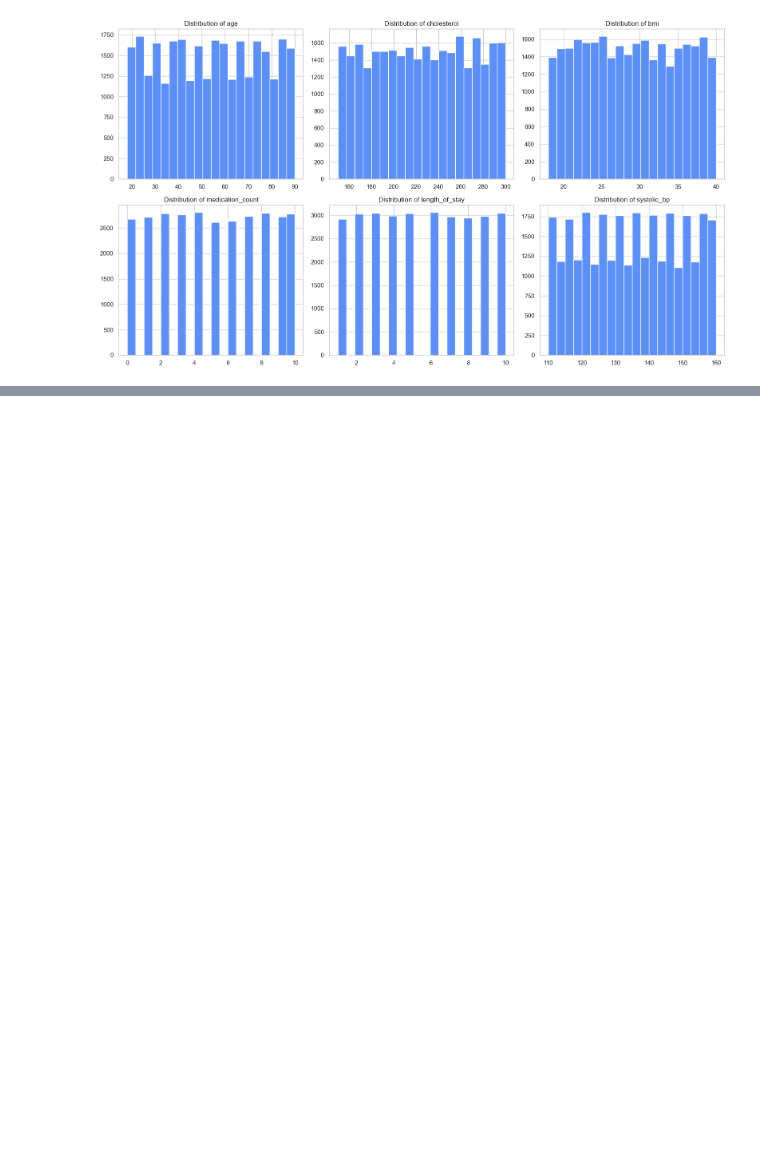
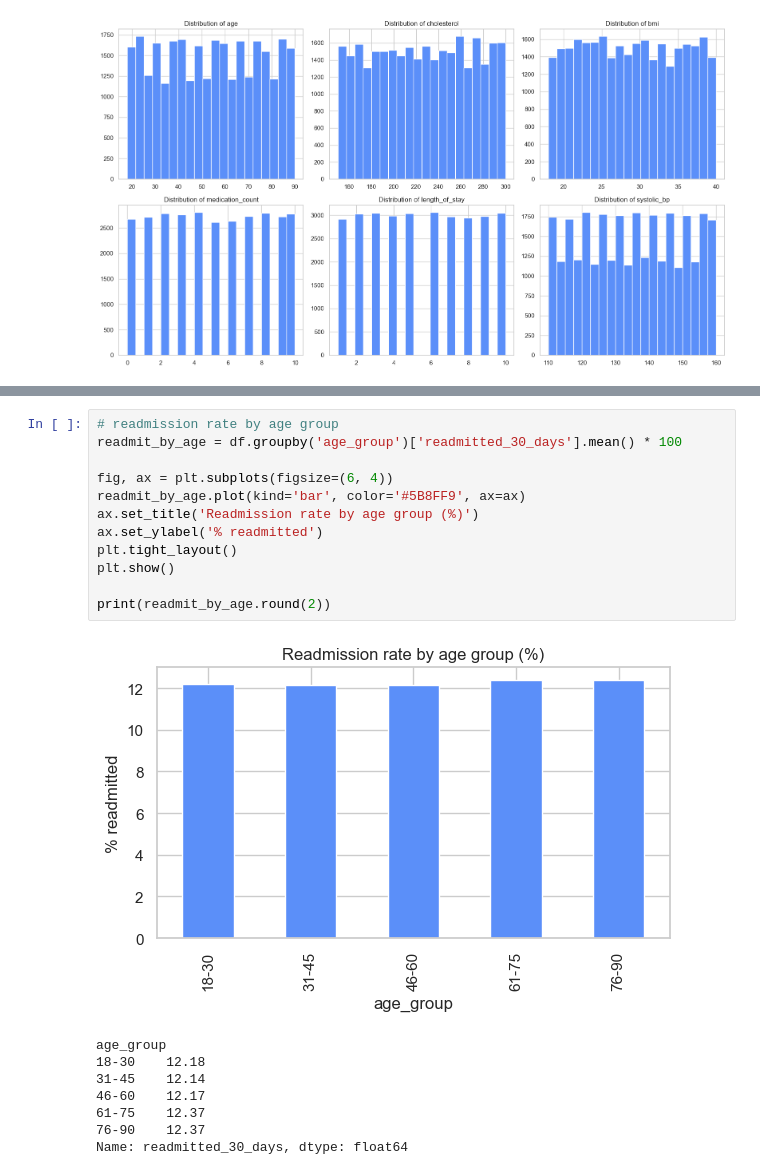
Before and after one commit to mize04/Hospital_Readmission_Project, a Jupyter notebook: index.ipynb, the cells around one changed output, grey strips where cells are left out. Cells and saved outputs as stored; diff of their text form; blank space fills up the shorter version.

```diff
--- a/index.ipynb
+++ b/index.ipynb
@@ -449,0 +517,21 @@ Saved cleaned dataset: 30000 rows, 25 columns
+# %%
+# readmission rate by age group
+readmit_by_age = df.groupby('age_group')['readmitted_30_days'].mean() * 100
+
+fig, ax = plt.subplots(figsize=(6, 4))
+readmit_by_age.plot(kind='bar', color='#5B8FF9', ax=ax)
+ax.set_title('Readmission rate by age group (%)')
+ax.set_ylabel('% readmitted')
+plt.tight_layout()
+plt.show()
+
+print(readmit_by_age.round(2))
+# %% [output]
+[figure, added]
+age_group
+18-30    12.18
+31-45    12.14
+46-60    12.17
+61-75    12.37
+76-90    12.37
+Name: readmitted_30_days, dtype: float64
```
Also changed, not shown: parts of 45 cells of this notebook, 1 other file.
